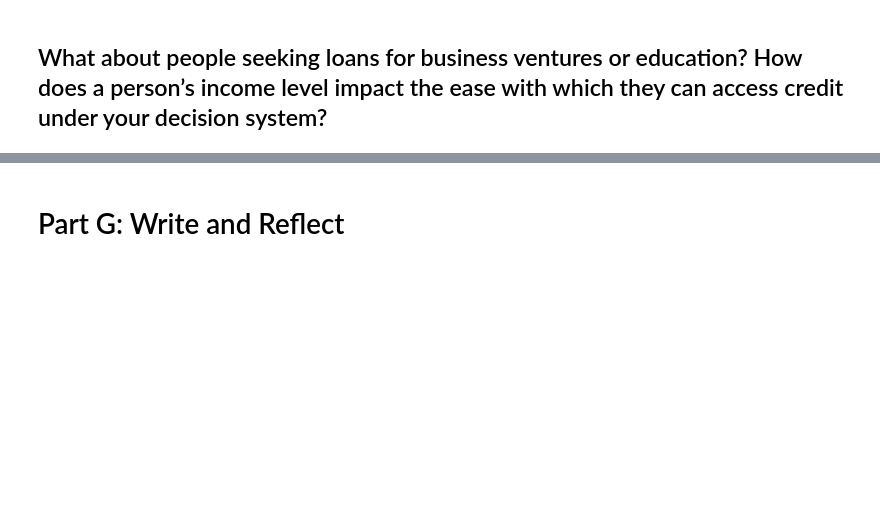
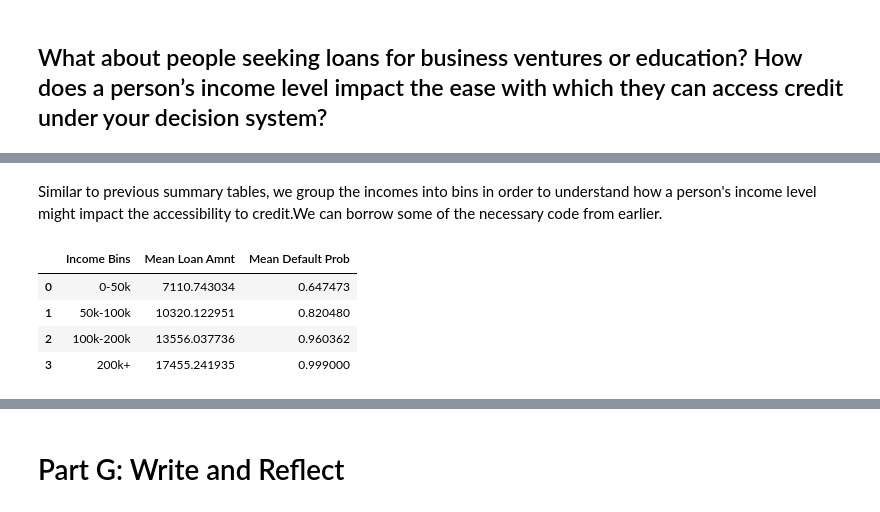
Before and after one commit to lucasf46/lucasf46.github.io, a Jupyter notebook: posts/BlogPost2/BlogPost2-2.ipynb, the cells around one changed output, grey strips where cells are left out. Drawn from its saved outputs; the diff is of its cells as text; code cells hidden in the pictures; blank space fills up the shorter version.

```diff
--- a/posts/BlogPost2/BlogPost2-2.ipynb
+++ b/posts/BlogPost2/BlogPost2-2.ipynb
@@ -337,0 +376,22 @@ summary_table4
+# %% [markdown]
+Similar to previous summary tables, we group the incomes into bins in order to understand how a person's income level might impact the accessibility to credit.We can borrow some of the necessary code from earlier.
+# %%
+# Income bins
+bins = [0, 50000, 100000, 200000, float('inf')]
+
+# Labels for bins
+labels = ['0-50k', '50k-100k', '100k-200k', '200k+']
+
+# New column in data frame: https://pandas.pydata.org/pandas-docs/stable/reference/api/pandas.cut.html
+Venture['income_bins'] = pd.cut(Venture['person_income'], bins=bins, labels=labels, right=False)
+
+summary_table5 = Venture.groupby('income_bins', observed=True).agg({'loan_amnt': 'mean', 'Default Prob': 'mean'}).reset_index()
+summary_table5.columns = ["Income Bins", "Mean Loan Amnt", 'Mean Default Prob']
+
+summary_table5
+# %% [output]
+|  | Income Bins | Mean Loan Amnt | Mean Default Prob |
+| 0 | 0-50k | 7110.743034 | 0.647473 |
+| 1 | 50k-100k | 10320.122951 | 0.820480 |
+| 2 | 100k-200k | 13556.037736 | 0.960362 |
+| 3 | 200k+ | 17455.241935 | 0.999000 |
```
Also changed, not shown: parts of 10 cells of this notebook, 7 other files.
